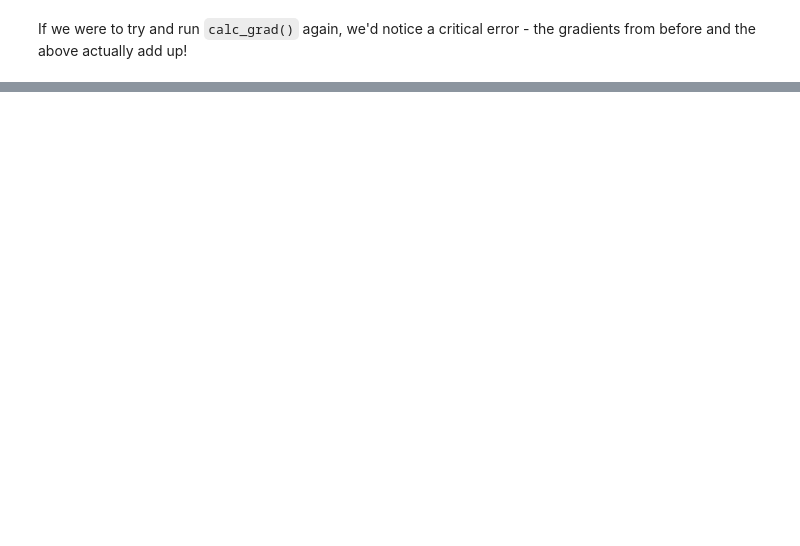
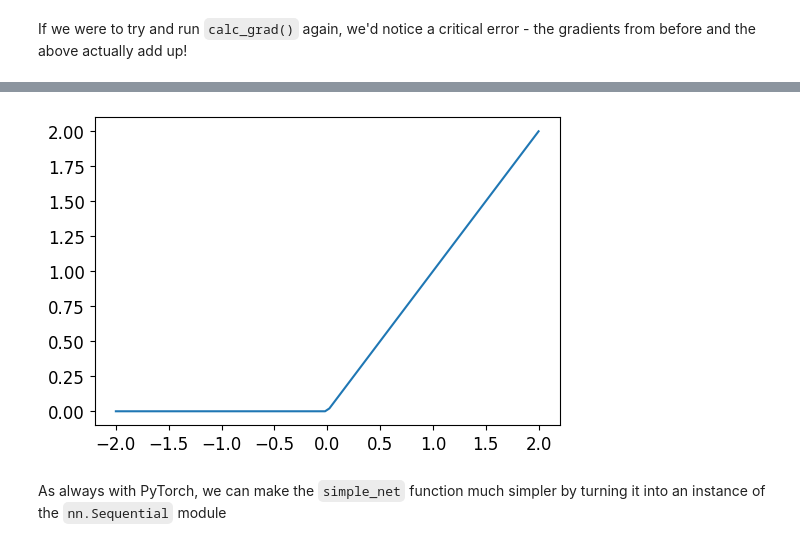
Before and after one commit to abhayratti/fastai-notes, a Jupyter notebook: lesson-3-neural-net-foundations/Chapter4Notes.ipynb, the cells around one changed output, grey strips where cells are left out. Saved outputs shown, nothing was run; the diff lists cells and outputs as text; code cells hidden in the pictures; blank space fills up the shorter version.

```diff
--- a/lesson-3-neural-net-foundations/Chapter4Notes.ipynb
+++ b/lesson-3-neural-net-foundations/Chapter4Notes.ipynb
@@ -916,0 +1195,6 @@ With all these functionalities sorted out, we can write a function to update the
+# %%
+plot_function(F.relu)
+# %% [output]
+[figure, added]
+# %% [markdown]
+As always with PyTorch, we can make the `simple_net` function much simpler by turning it into an instance of the `nn.Sequential` module
```
Also changed, not shown: parts of 68 cells of this notebook.
